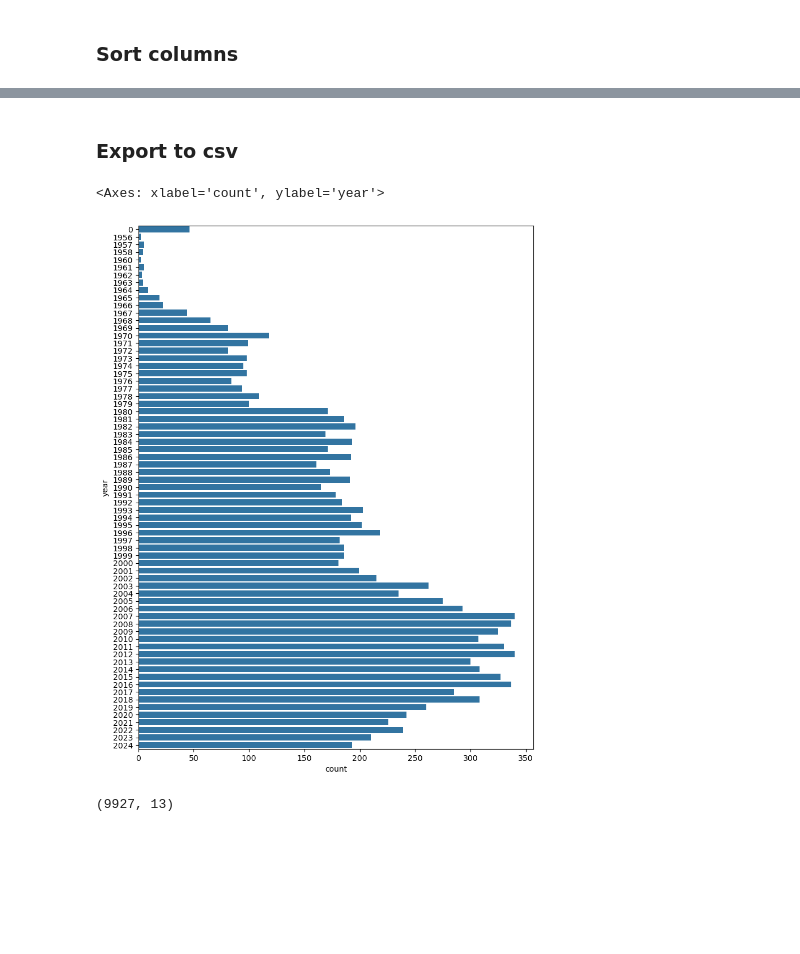
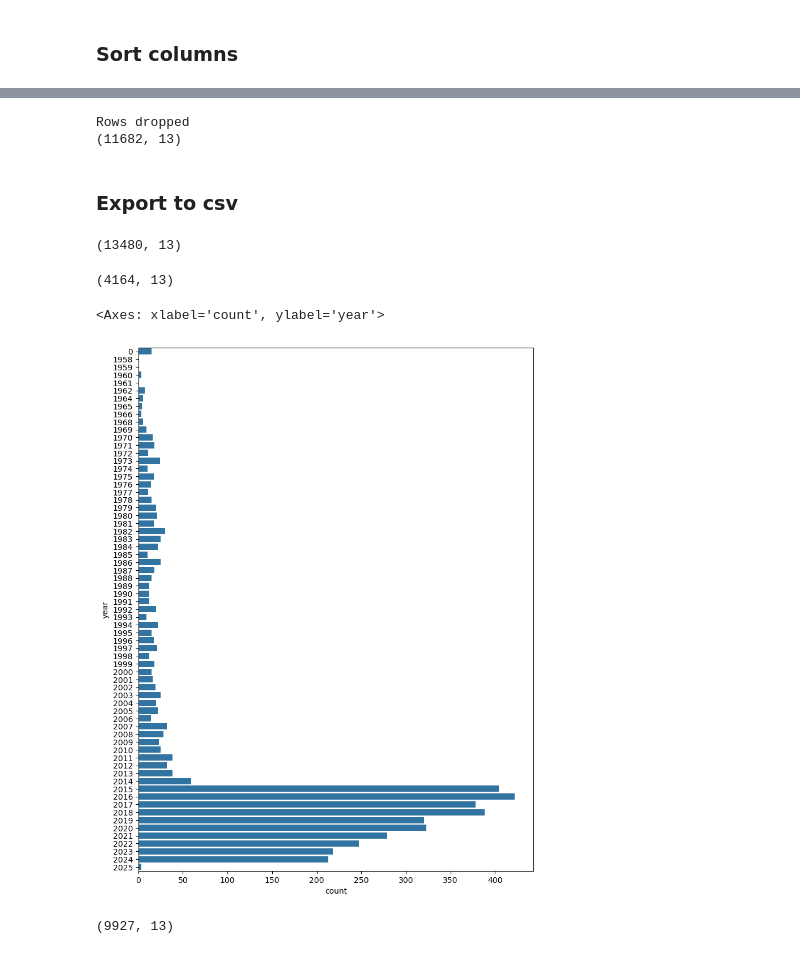
Before and after one commit to arnauog/what_the_rock, a Jupyter notebook: merges.ipynb, the cells around one changed output, grey strips where cells are left out. Saved outputs shown, nothing was run; the diff lists cells and outputs as text; code cells hidden in the pictures; blank space fills up the shorter version.

```diff
--- a/merges.ipynb
+++ b/merges.ipynb
@@ -324,12 +324,12 @@ df.to_csv('Datasets/df_masters_ratings_uk.csv', index=False)
 # **1. Merge ``df_masters`` & ``df_ratings``**
 # %%
 # import the dataframes
-df_masters = pd.read_csv('Datasets/df_masters_1980_1986.csv')                         # all rock releases in the UK
+df_masters = pd.read_csv('Datasets/df_masters_uk_2015.csv')                         # all rock releases in the UK
 df_uk_rock_ratings = pd.read_csv('Datasets/df_uk_rock_ratings.csv')         # df with the albums already cleaned
 df_ratings_top = pd.read_csv('Datasets/df_ratings_top.csv', keep_default_na=False)  # all ratings, mostly from rock, worldwide
 
 # print information
-print(f'{df_masters.shape}: df_masters_1980_1986')
+print(f'{df_masters.shape}: df_masters_uk_2015')
 print(f'{df_uk_rock_ratings.shape}: df_uk_rock_ratings')
 print(f'{df_ratings_top.shape}: df_ratings_top')
 # %% [output]
@@ -918,13 +936,35 @@ Resulting dataset: (11761, 13)
+# %%
+# check one by one if necessary
+try:
+    df.drop([1434], axis=0, inplace=True)
+    print('Rows dropped')
+    print(df.shape)
+except:
+    print("Couldn't drop these rows")
+    print(df.shape)
+# %% [output]
+Rows dropped
+(11682, 13)
 # %% [markdown]
 ### **Export to csv**
 # %%
 df.to_csv('Datasets/df_uk_rock_ratings.csv', index=False)
+# %%
+df_masters_id0 = pd.read_csv('Datasets/df_masters_id0.csv')
+df_masters_id0.shape
+# %% [output]
+(13480, 13)
+# %%
+df_masters_uk_2015 = pd.read_csv('Datasets/df_masters_uk_2015.csv')
+df_masters_uk_2015.shape
+# %% [output]
+(4164, 13)
 # %%
 plt.figure(figsize=(9,12))
-sns.countplot(data=df, y='year')
+sns.countplot(data=df_masters, y='year')
 # %% [output]
 <Axes: xlabel='count', ylabel='year'>
-[figure, old version]
+[figure, new version]
 # %%
 df.shape
 # %%
```
Also changed, not shown: parts of 81 cells of this notebook, 8 other files.
